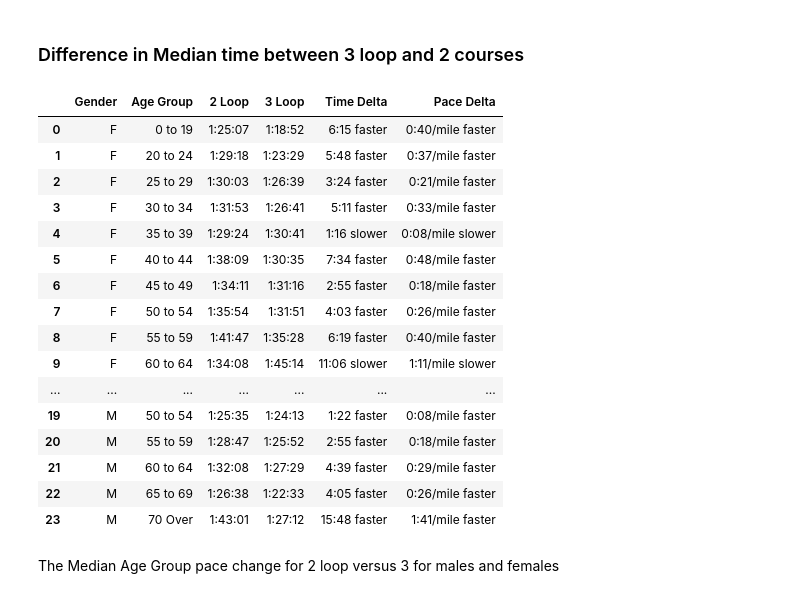
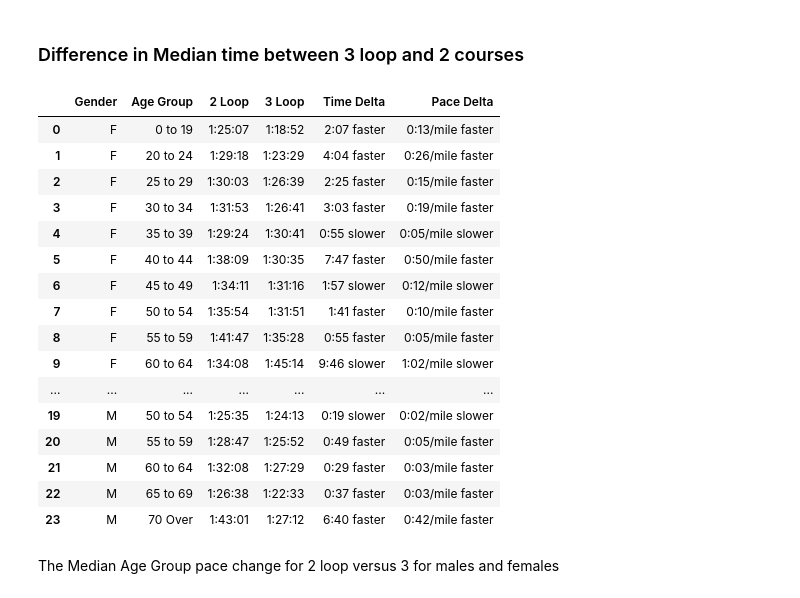
Before and after one commit to mbromberek/race_finisher_analyze, a Jupyter notebook: Steamboat_Dist_analyze.ipynb, the cells around one changed output. Saved outputs shown, nothing was run; the diff lists cells and outputs as text; code cells hidden in the pictures.

Commit message:
Add configuration for use average or median

```diff
--- a/Steamboat_Dist_analyze.ipynb
+++ b/Steamboat_Dist_analyze.ipynb
@@ -67,7 +67,7 @@ year_legend_dict = {'15K':['2016','2017','2018','2019','2022','2023'],'4mi':['20
 dist_mile_dict = {'15K':9.33,'4mi':4}
 stat_dict = {
     'avg':{'time_chart_field':'avg_time_minute','pace_chart_field':'avg_pace_minute','value':'Average'}
-    ,'med':{'time_chart_field':'median_time_minute','pace_chart_field':'median_pace_minute','value':'Median'}
+    ,'median':{'time_chart_field':'median_time_minute','pace_chart_field':'median_pace_minute','value':'Median'}
 }
 save_charts = True
 # %%
@@ -413,19 +413,27 @@ loop_result.fillna(0,inplace=True)
 
 # print(loop_result.info())
 # Get difference for time
-loop_result['diff_median_finish_time_s'] = (loop_result['median_time_s_y'] - \
-    loop_result['median_time_s_x']).abs()
-loop_result['3 loop faster'] = loop_result['median_time_s_y'] < loop_result['median_time_s_x']
-loop_result['Difference Time'] = seconds_to_str(loop_result,'diff_median_finish_time_s', format='ms')
+if stat['value'] == 'Median':
+    loop_result['diff_finish_time_s'] = (loop_result['median_time_s_y'] - \
+        loop_result['median_time_s_x']).abs()
+    loop_result['3 loop faster'] = loop_result['median_time_s_y'] < loop_result['median_time_s_x']
+    loop_result['diff_pace_s'] = (loop_result['median_pace_s_y'] - \
+        loop_result['median_pace_s_x']).abs()
+    loop_result['diff_pace_s_abs'] = loop_result['diff_pace_s'].abs()
+else:
+    loop_result['diff_finish_time_s'] = (loop_result['avg_time_s_y'] - \
+        loop_result['median_time_s_x']).abs()
+    loop_result['3 loop faster'] = loop_result['avg_time_s_y'] < loop_result['median_time_s_x']
+    loop_result['diff_pace_s'] = (loop_result['avg_pace_s_y'] - \
+        loop_result['median_pace_s_x']).abs()
+    loop_result['diff_pace_s_abs'] = loop_result['diff_pace_s'].abs()
 
-loop_result['diff_median_pace_s'] = (loop_result['median_pace_s_y'] - \
-    loop_result['median_pace_s_x']).abs()
-loop_result['diff_median_pace_s_abs'] = loop_result['diff_median_pace_s'].abs()
+loop_result['Difference Time'] = seconds_to_str(loop_result,'diff_finish_time_s', format='ms')
 
 loop_result['Time Delta'] = \
     loop_result['Difference Time'] + np.where(loop_result['3 loop faster'], ' faster', ' slower')
 loop_result['Pace Delta'] = \
-    seconds_to_str(loop_result,'diff_median_pace_s_abs', format='ms') \
+    seconds_to_str(loop_result,'diff_pace_s_abs', format='ms') \
     + '/mile' \
     + np.where(loop_result['3 loop faster'], ' faster', ' slower')
 
@@ -445,49 +453,49 @@ loop_result.rename(columns={\
 #                           ], inplace=True)
 # print(loop_result[['Gender','Age Group'\
 #              # , '2 loop Finishers','3 loop Finishers'\
 #              , '2 Loop Time','3 Loop Time'\
 #              # ,'2 loop Median Time Minutes','3 loop Median Time Minutes'\
 #              # , 'diff_median_finish_time_s','3 loop faster','Time Difference'\
 #              , 'Difference 3 loop versus 2'
 #              ]]\
 #     .sort_values(['Gender','Age Group']).to_string(index=False))
 
 
 # print(tabulate.tabulate(loop_result[['Gender','Age Group'\
 #              # , '2 loop Finishers','3 loop Finishers'\
 #              , '2 Loop Time','3 Loop Time'\
 #              # ,'2 loop Median Time Minutes','3 loop Median Time Minutes'\
 #              # , 'diff_median_finish_time_s','3 loop faster','Time Difference'\
 #              , 'Difference 3 loop versus 2'\
 #              ]]\
 #     .sort_values(['Gender','Age Group']), headers='keys',tablefmt='psql'))
 
 display(loop_result[['Gender','Age Group'\
              # , '2 loop Finishers','3 loop Finishers'\
              , '2 Loop','3 Loop'\
              # ,'2 loop Median Time Minutes','3 loop Median Time Minutes'\
              # , 'diff_median_finish_time_s','3 loop faster','Time Difference'\
              , 'Time Delta', 'Pace Delta'
              ]]\
     .sort_values(['Gender','Age Group']))
 # %% [output]
 |  | Gender | Age Group | 2 Loop | 3 Loop | Time Delta | Pace Delta |
-| 0 | F | 0 to 19 | 1:25:07 | 1:18:52 | 6:15 faster | 0:40/mile faster |
-| 1 | F | 20 to 24 | 1:29:18 | 1:23:29 | 5:48 faster | 0:37/mile faster |
-| 2 | F | 25 to 29 | 1:30:03 | 1:26:39 | 3:24 faster | 0:21/mile faster |
-| 3 | F | 30 to 34 | 1:31:53 | 1:26:41 | 5:11 faster | 0:33/mile faster |
-| 4 | F | 35 to 39 | 1:29:24 | 1:30:41 | 1:16 slower | 0:08/mile slower |
-| 5 | F | 40 to 44 | 1:38:09 | 1:30:35 | 7:34 faster | 0:48/mile faster |
-| 6 | F | 45 to 49 | 1:34:11 | 1:31:16 | 2:55 faster | 0:18/mile faster |
-| 7 | F | 50 to 54 | 1:35:54 | 1:31:51 | 4:03 faster | 0:26/mile faster |
-| 8 | F | 55 to 59 | 1:41:47 | 1:35:28 | 6:19 faster | 0:40/mile faster |
-| 9 | F | 60 to 64 | 1:34:08 | 1:45:14 | 11:06 slower | 1:11/mile slower |
+| 0 | F | 0 to 19 | 1:25:07 | 1:18:52 | 2:07 faster | 0:13/mile faster |
+| 1 | F | 20 to 24 | 1:29:18 | 1:23:29 | 4:04 faster | 0:26/mile faster |
+| 2 | F | 25 to 29 | 1:30:03 | 1:26:39 | 2:25 faster | 0:15/mile faster |
+| 3 | F | 30 to 34 | 1:31:53 | 1:26:41 | 3:03 faster | 0:19/mile faster |
+| 4 | F | 35 to 39 | 1:29:24 | 1:30:41 | 0:55 slower | 0:05/mile slower |
+| 5 | F | 40 to 44 | 1:38:09 | 1:30:35 | 7:47 faster | 0:50/mile faster |
+| 6 | F | 45 to 49 | 1:34:11 | 1:31:16 | 1:57 slower | 0:12/mile slower |
+| 7 | F | 50 to 54 | 1:35:54 | 1:31:51 | 1:41 faster | 0:10/mile faster |
+| 8 | F | 55 to 59 | 1:41:47 | 1:35:28 | 0:55 faster | 0:05/mile faster |
+| 9 | F | 60 to 64 | 1:34:08 | 1:45:14 | 9:46 slower | 1:02/mile slower |
 | ... | ... | ... | ... | ... | ... | ... |
-| 19 | M | 50 to 54 | 1:25:35 | 1:24:13 | 1:22 faster | 0:08/mile faster |
-| 20 | M | 55 to 59 | 1:28:47 | 1:25:52 | 2:55 faster | 0:18/mile faster |
-| 21 | M | 60 to 64 | 1:32:08 | 1:27:29 | 4:39 faster | 0:29/mile faster |
-| 22 | M | 65 to 69 | 1:26:38 | 1:22:33 | 4:05 faster | 0:26/mile faster |
-| 23 | M | 70 Over | 1:43:01 | 1:27:12 | 15:48 faster | 1:41/mile faster |
+| 19 | M | 50 to 54 | 1:25:35 | 1:24:13 | 0:19 slower | 0:02/mile slower |
+| 20 | M | 55 to 59 | 1:28:47 | 1:25:52 | 0:49 faster | 0:05/mile faster |
+| 21 | M | 60 to 64 | 1:32:08 | 1:27:29 | 0:29 faster | 0:03/mile faster |
+| 22 | M | 65 to 69 | 1:26:38 | 1:22:33 | 0:37 faster | 0:03/mile faster |
+| 23 | M | 70 Over | 1:43:01 | 1:27:12 | 6:40 faster | 0:42/mile faster |
 # %% [markdown]
 The Median Age Group pace change for 2 loop versus 3 for males and females
 # %%
```
Also changed, not shown: parts of 5 cells of this notebook.
